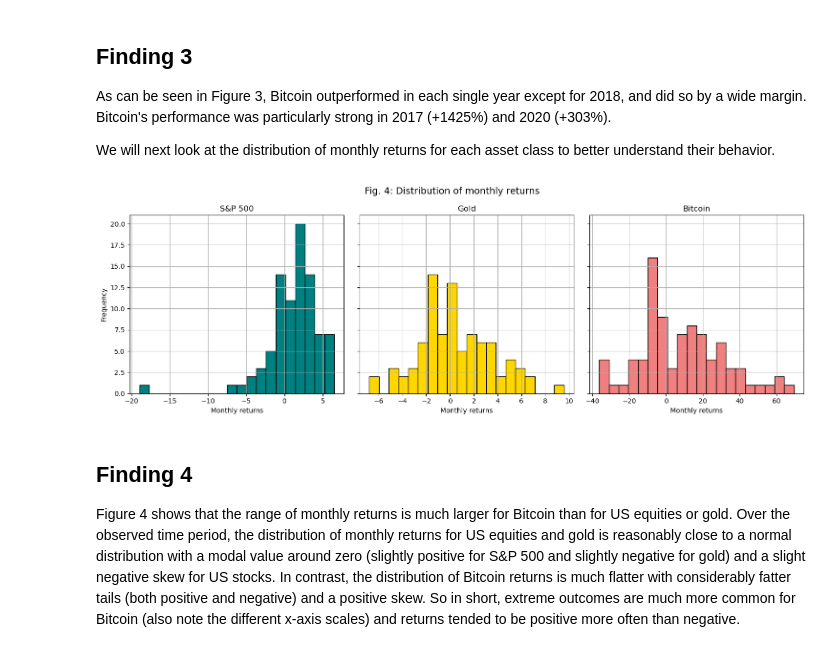
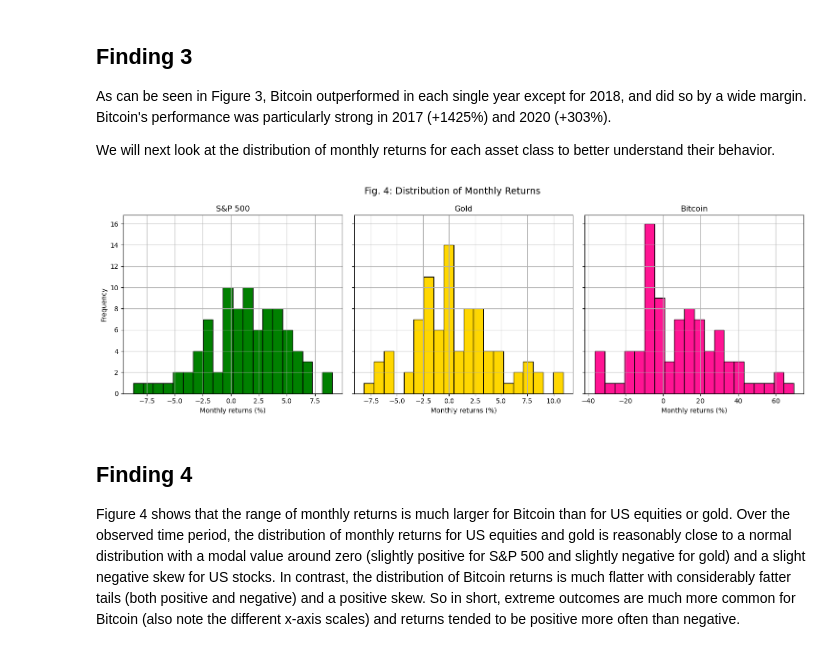
Before and after one commit to gj-goncalvescaldas/btc-3-asset-portfolio-extension, a Jupyter notebook: notebooks/02_study_replication.ipynb, the cells around one changed output. Saved outputs shown, nothing was run; the diff lists cells and outputs as text; code cells hidden in the pictures.

```diff
--- a/notebooks/02_study_replication.ipynb
+++ b/notebooks/02_study_replication.ipynb
@@ -283,41 +283,42 @@ We will next look at the distribution of monthly returns for each asset class to
 # %%
 import pandas as pd
 import matplotlib.pyplot as plt
 
-# Calcular Monthly Returns
-returns = final_df_study[['avg_close_btc', 'avg_close_sp500', 'avg_price_gold']].pct_change() * 100
-returns = returns.dropna()
+# Calcular los returns mensuales (%) desde final_df_study
+returns = final_df_study[['close_btc', 'close_sp500', 'close_gold']].pct_change().dropna() * 100
 
+# Crear figura
 fig, axes = plt.subplots(1, 3, figsize=(15, 5), sharey=True)
 
 colors = {
-    'avg_close_sp500': 'teal',
-    'avg_price_gold': 'gold',
-    'avg_close_btc': 'lightcoral'
+    'close_sp500': 'green',
+    'close_gold': 'gold',
+    'close_btc': 'deeppink'
 }
 
 assets = {
-    'avg_close_sp500': 'S&P 500',
-    'avg_price_gold': 'Gold',
-    'avg_close_btc': 'Bitcoin'
+    'close_sp500': 'S&P 500',
+    'close_gold': 'Gold',
+    'close_btc': 'Bitcoin'
 }
 
 bins = 20
 
 for ax, col in zip(axes, assets.keys()):
     ax.hist(returns[col], bins=bins, color=colors[col], edgecolor='black')
     ax.set_title(assets[col])
-    ax.set_xlabel('Monthly returns')
+    ax.set_xlabel('Monthly returns (%)')
     ax.grid(True)
 
 axes[0].set_ylabel('Frequency')
 
-fig.suptitle('Fig. 4: Distribution of monthly returns', fontsize=14)
+fig.suptitle('Fig. 4: Distribution of Monthly Returns', fontsize=14)
 
 plt.tight_layout()
+plt.savefig('../figures/figure_4.png', dpi=300)
 plt.show()
 # %% [output]
-[figure, old version]
+[figure, new version]
 # %% [markdown]
 ## Finding 4
 
```
Also changed, not shown: parts of 1 cell of this notebook, 3 other files.
